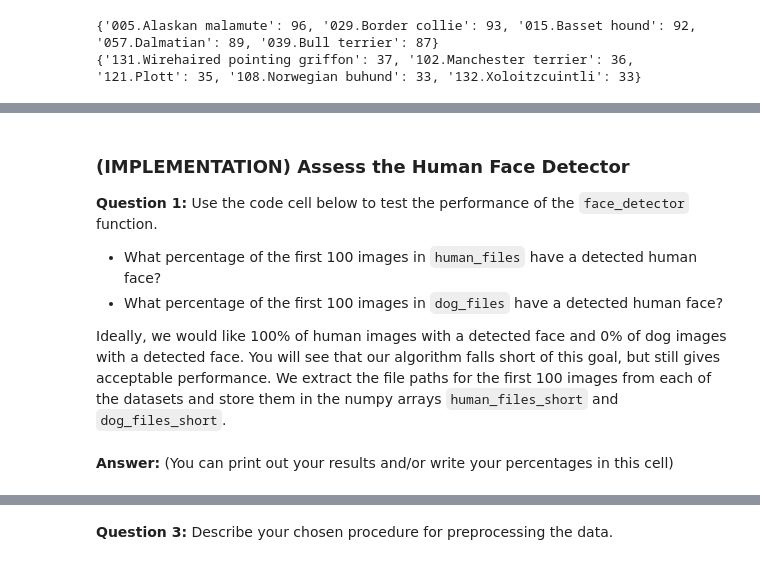
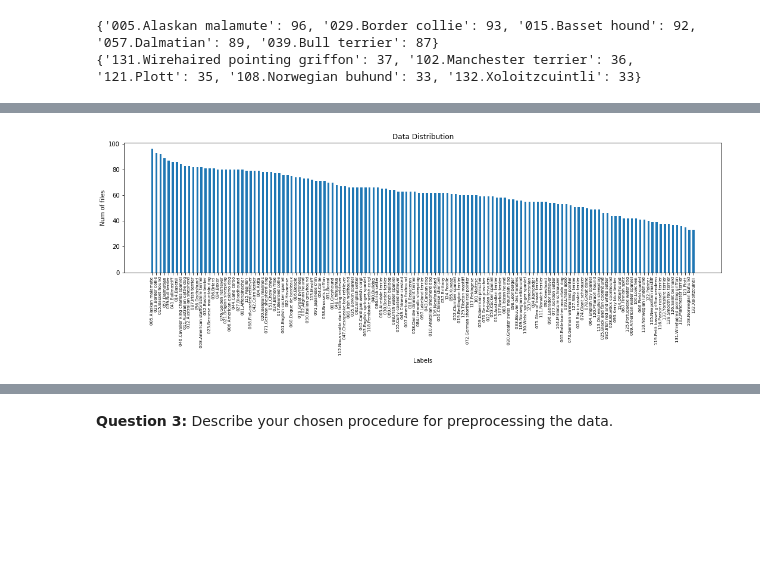
Before and after one commit to seongjaeryu/dog-identification-app, a Jupyter notebook: dog_app_in_refactoring.ipynb, the cells around one changed output, grey strips where cells are left out. Drawn from its saved outputs; the diff is of its cells as text; code cells hidden in the pictures; blank space fills up the shorter version.

```diff
--- a/dog_app_in_refactoring.ipynb
+++ b/dog_app_in_refactoring.ipynb
@@ -174,0 +185,26 @@ def restore_state_dict_dev():
+# %%
+def plot_dog_data_distribution(dictionary, show_title = False):
+    x = range(len(dictionary))
+    y = dictionary.values()
+
+    if not show_title:
+        # Figure Size
+        fig, ax = plt.subplots(figsize =(12, 4))
+        # Bar Plot
+        ax.bar(x, y)
+        # Remove x Ticks
+        ax.xaxis.set_ticks([])
+
+    else:
+        # Figure Size
+        fig, ax = plt.subplots(figsize =(18, 4))
+        ax.bar(x, y, 0.5, align='center')
+        xlabels = dictionary.keys()
+        ax.set_xticks(x)
+        ax.set_xticklabels(xlabels, rotation=90, fontsize=7)
+
+    # Show Plot
+    plt.title('Data Distribution')
+    plt.ylabel('Num of files')
+    plt.xlabel('Labels')
+    plt.show()
@@ -410,11 +381,0 @@ def face_detector(img_path):
-# %% [markdown]
-### (IMPLEMENTATION) Assess the Human Face Detector
-
-__Question 1:__ Use the code cell below to test the performance of the `face_detector` function.
-- What percentage of the first 100 images in `human_files` have a detected human face?
-- What percentage of the first 100 images in `dog_files` have a detected human face?
-
-Ideally, we would like 100% of human images with a detected face and 0% of dog images with a detected face.  You will see that our algorithm falls short of this goal, but still gives acceptable performance.  We extract the file paths for the first 100 images from each of the datasets and store them in the numpy arrays `human_files_short` and `dog_files_short`.
-# %% [markdown]
-__Answer:__
-(You can print out your results and/or write your percentages in this cell)
@@ -453,0 +382,4 @@ def face_detector_test(img_files):
+# %%
+plot_dog_data_distribution(dog_count_dict_sorted, show_title = True)
+# %% [output]
+[figure, added]
```
Also changed, not shown: parts of 123 cells of this notebook.
